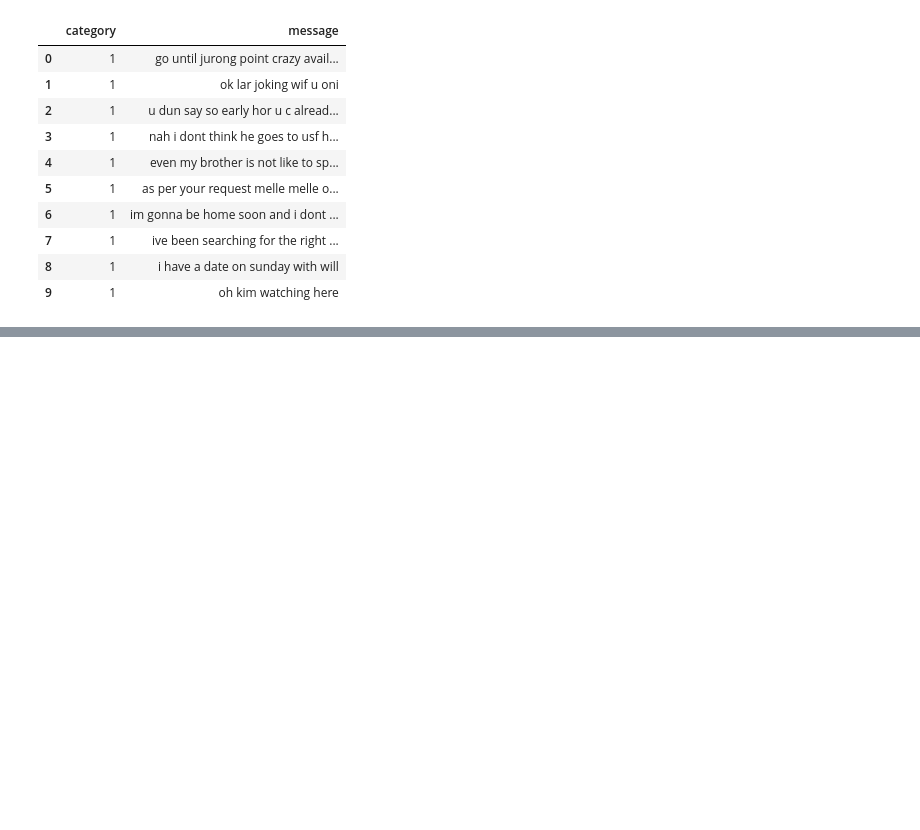
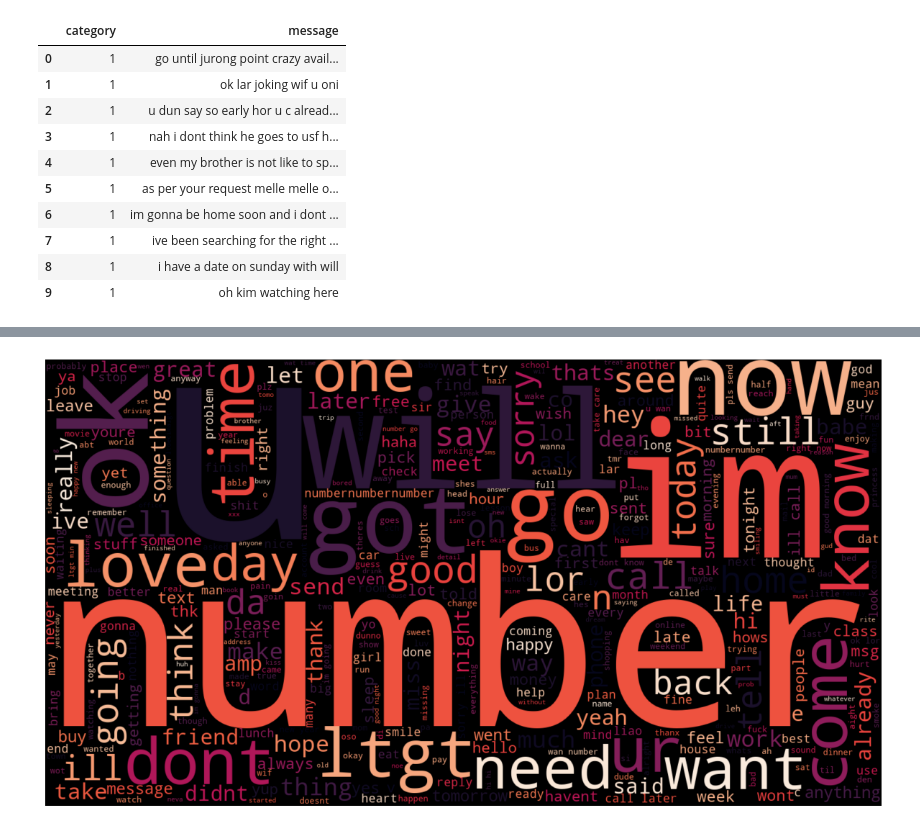
Before and after one commit to smbalf/MATLAB, a Jupyter notebook: preprocessing.ipynb, the cells around one changed output, grey strips where cells are left out. Cells and saved outputs as stored; diff of their text form; code cells hidden in the pictures; blank space fills up the shorter version.

```diff
--- a/preprocessing.ipynb
+++ b/preprocessing.ipynb
@@ -351,0 +422,7 @@ with open("test_labels.txt", "w") as f:
+# %%
+plt.figure(figsize = (15, 10))
+plt.imshow(ham_cloud, interpolation="bilinear")
+plt.axis('off')
+plt.show()
+# %% [output]
+[figure, added]
```
Also changed, not shown: parts of 27 cells of this notebook, 6 other files.
